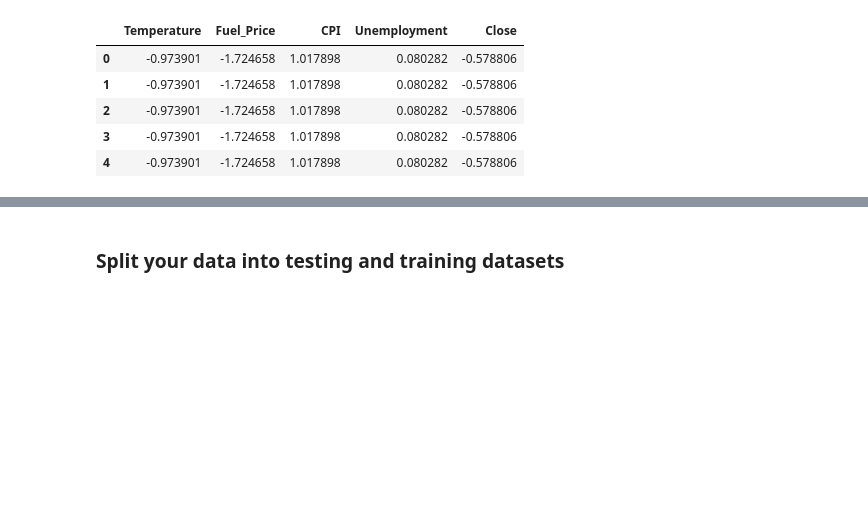
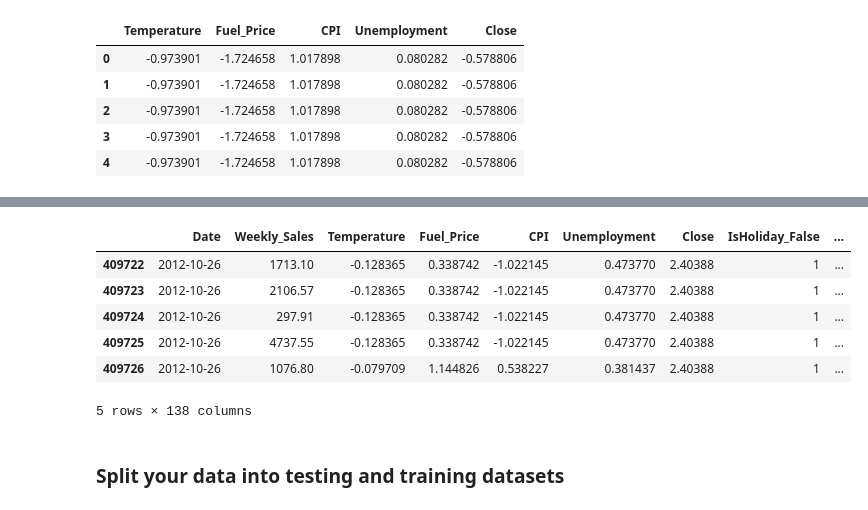
Before and after one commit to arnaldo9408/SpringBoard, a Jupyter notebook: Unit 16/Capstone Two - Pre-processing and Training Data Development.ipynb, the cells around one changed output, grey strips where cells are left out. Drawn from its saved outputs; the diff is of its cells as text; code cells hidden in the pictures; blank space fills up the shorter version.

```diff
--- a/Unit 16/Capstone Two - Pre-processing and Training Data Development.ipynb
+++ b/Unit 16/Capstone Two - Pre-processing and Training Data Development.ipynb
@@ -150,4 +152,14 @@ df.head()
 5 rows × 138 columns
+# %%
+df.tail()
+# %% [output]
+|  | Date | Weekly_Sales | Temperature | Fuel_Price | CPI | Unemployment | Close | IsHoliday_False | ... |
+| 409722 | 2012-10-26 | 1713.10 | -0.128365 | 0.338742 | -1.022145 | 0.473770 | 2.40388 | 1 | ... |
+| 409723 | 2012-10-26 | 2106.57 | -0.128365 | 0.338742 | -1.022145 | 0.473770 | 2.40388 | 1 | ... |
+| 409724 | 2012-10-26 | 297.91 | -0.128365 | 0.338742 | -1.022145 | 0.473770 | 2.40388 | 1 | ... |
+| 409725 | 2012-10-26 | 4737.55 | -0.128365 | 0.338742 | -1.022145 | 0.473770 | 2.40388 | 1 | ... |
+| 409726 | 2012-10-26 | 1076.80 | -0.079709 | 1.144826 | 0.538227 | 0.381437 | 2.40388 | 1 | ... |
+5 rows × 138 columns
 # %% [markdown]
 ### Split your data into testing and training datasets
 # %%
```
Also changed, not shown: parts of 7 cells of this notebook.
